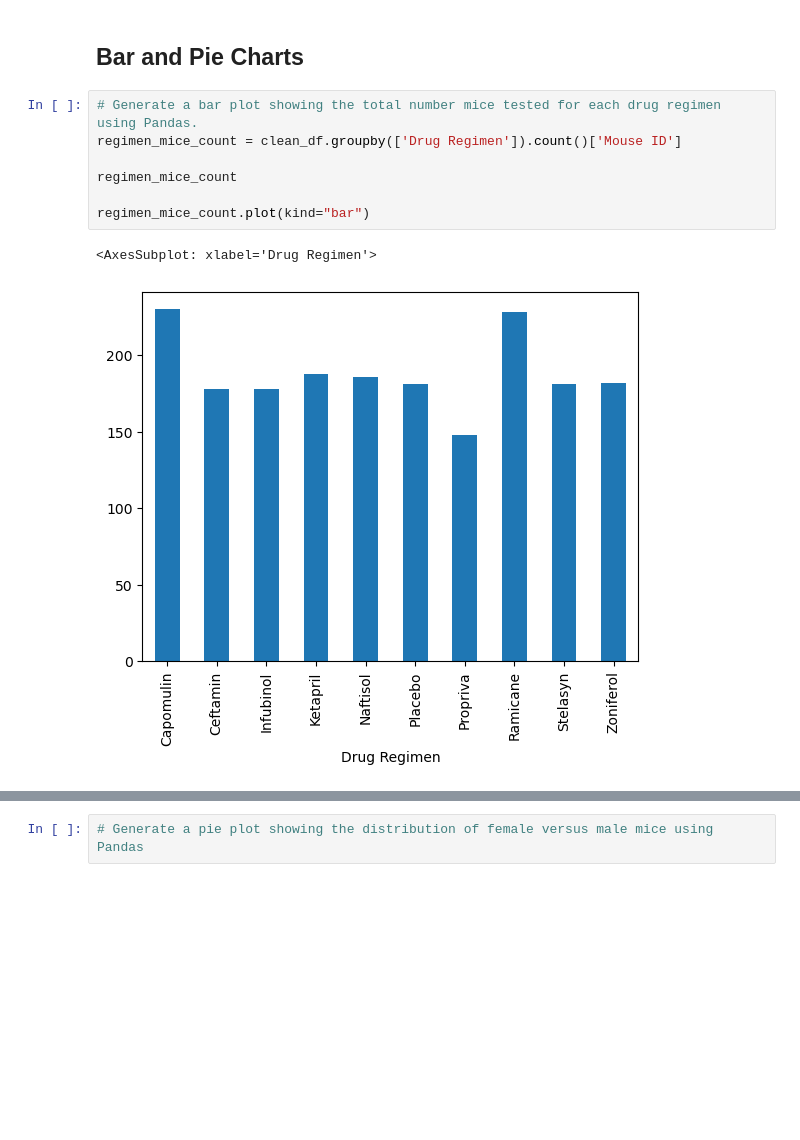
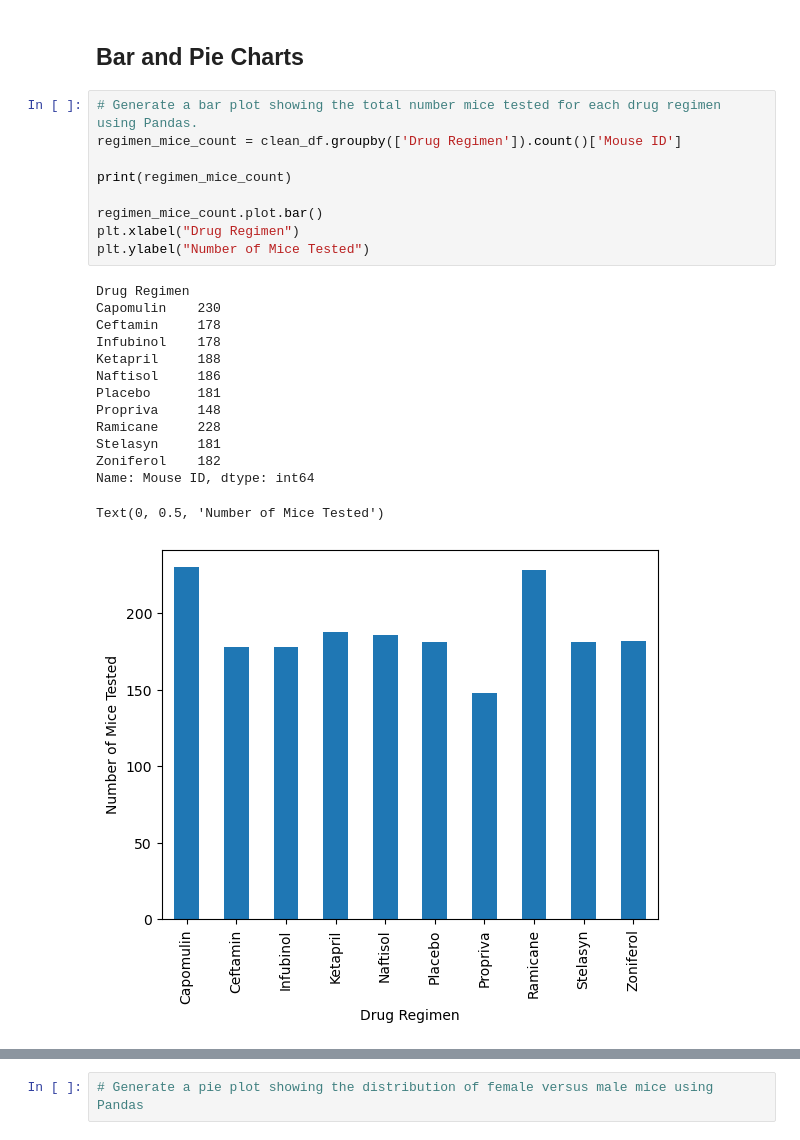
Before and after one commit to GabrielaCLopez/data-vis-challenge, a Jupyter notebook: Pymaceuticals/pymaceuticals_starter.ipynb, the cells around one changed output, grey strips where cells are left out. Cells and saved outputs as stored; diff of their text form; blank space fills up the shorter version.

Commit message:
matplotlib bar chart

```diff
--- a/Pymaceuticals/pymaceuticals_starter.ipynb
+++ b/Pymaceuticals/pymaceuticals_starter.ipynb
@@ -175,12 +176,26 @@ tumor_summary
 # %%
 # Generate a bar plot showing the total number mice tested for each drug regimen using Pandas.
 regimen_mice_count = clean_df.groupby(['Drug Regimen']).count()['Mouse ID']
 
-regimen_mice_count
+print(regimen_mice_count)
 
-regimen_mice_count.plot(kind="bar")
+regimen_mice_count.plot.bar()
+plt.xlabel("Drug Regimen")
+plt.ylabel("Number of Mice Tested")
 # %% [output]
-<AxesSubplot: xlabel='Drug Regimen'>
+Drug Regimen
+Capomulin    230
+Ceftamin     178
+Infubinol    178
+Ketapril     188
+Naftisol     186
+Placebo      181
+Propriva     148
+Ramicane     228
+Stelasyn     181
+Zoniferol    182
+Name: Mouse ID, dtype: int64
+Text(0, 0.5, 'Number of Mice Tested')
-[figure, old version]
+[figure, new version]
 # %%
 # Generate a bar plot showing the total number of all mice tested for each drug regimen using pyplot.
```
Also changed, not shown: parts of 2 cells of this notebook, 2 other files.
